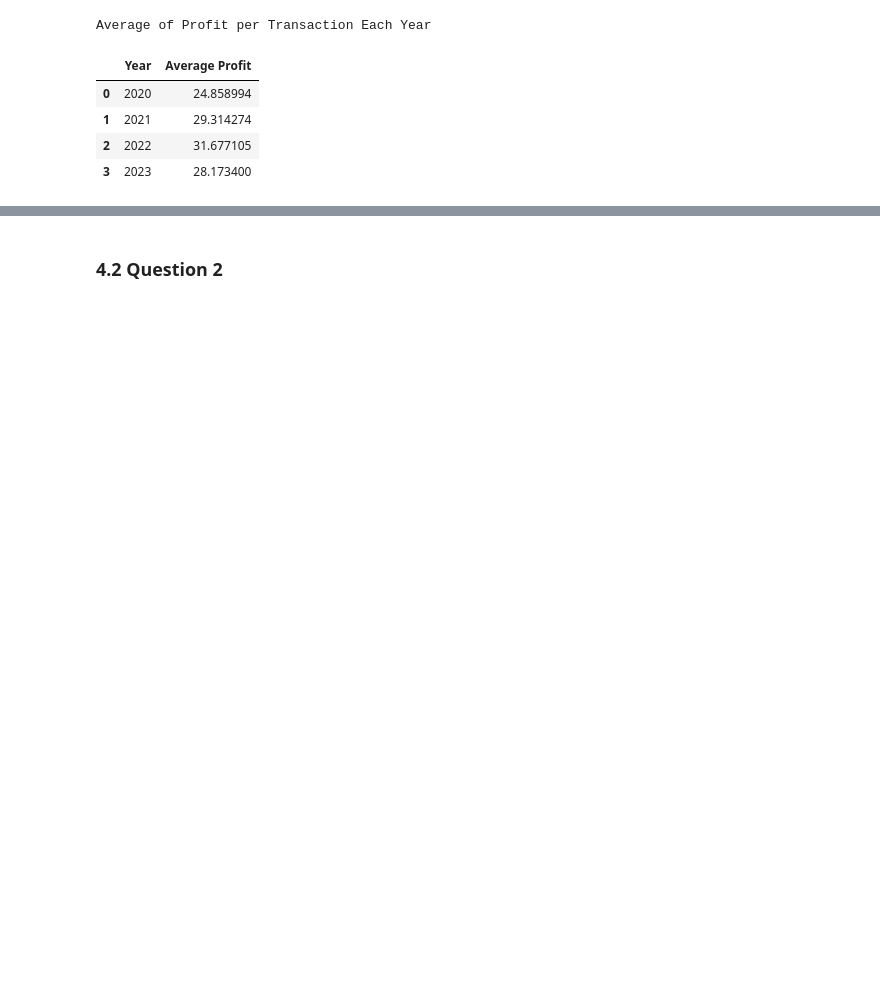
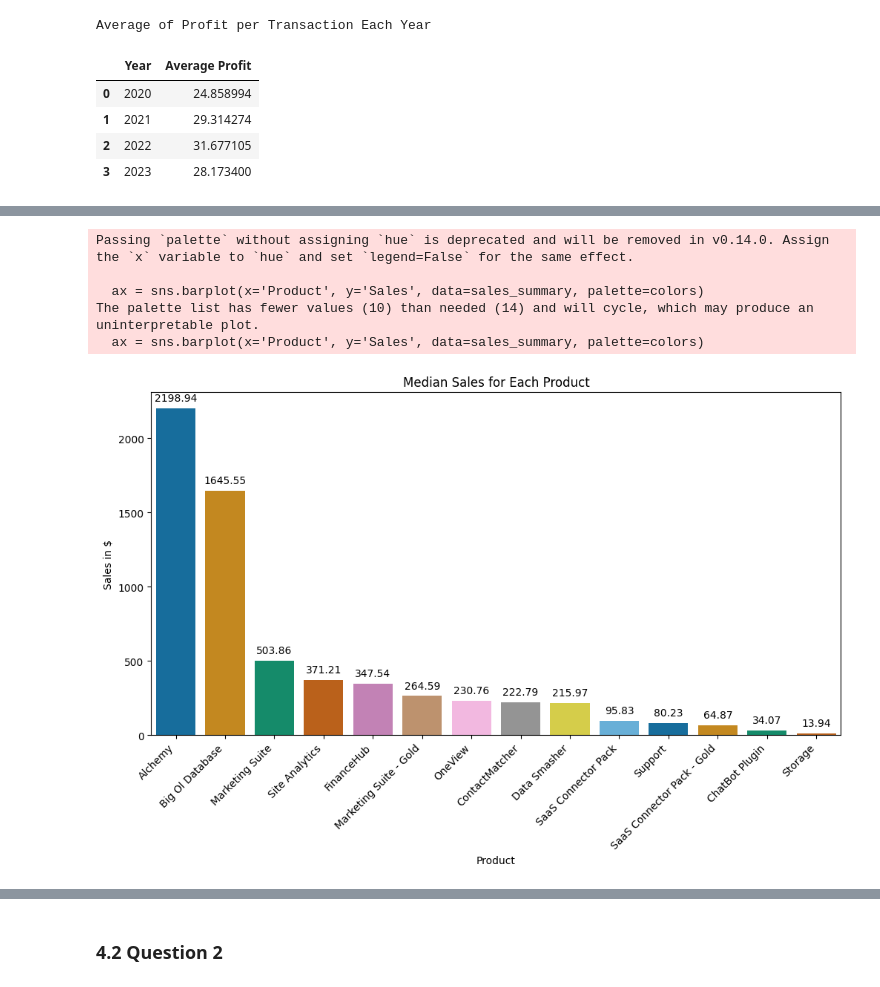
Before and after one commit to dhanylatief/SaaS_Sales, a Jupyter notebook: notebooks/1.0-mdl-inital-data-exploration.ipynb, the cells around one changed output, grey strips where cells are left out. Drawn from its saved outputs; the diff is of its cells as text; code cells hidden in the pictures; blank space fills up the shorter version.

```diff
--- a/notebooks/1.0-mdl-inital-data-exploration.ipynb
+++ b/notebooks/1.0-mdl-inital-data-exploration.ipynb
@@ -323,0 +427,24 @@ From total and average profit of each product, Marketing Suite performed the wor
+# %%
+median_sales_product = df.groupby(['Product'])['Sales'].mean().reset_index()
+sales_summary = median_sales_product.sort_values(by='Sales', ascending=False).reset_index(drop=True)
+colors = sns.color_palette("colorblind")
+
+plt.figure(figsize=(12, 6))
+ax = sns.barplot(x='Product', y='Sales', data=sales_summary, palette=colors)
+
+for p in ax.patches:
+    ax.annotate(f'{p.get_height():.2f}', (p.get_x() + p.get_width() / 2., p.get_height()),
+                ha='center', va='center', xytext=(0, 10), textcoords='offset points')
+
+plt.title('Median Sales for Each Product')
+plt.xlabel('Product')
+plt.ylabel('Sales in $')
+plt.xticks(rotation=45, ha='right')
+plt.show()
+# %% [output]
+Passing `palette` without assigning `hue` is deprecated and will be removed in v0.14.0. Assign the `x` variable to `hue` and set `legend=False` for the same effect.
+
+  ax = sns.barplot(x='Product', y='Sales', data=sales_summary, palette=colors)
+The palette list has fewer values (10) than needed (14) and will cycle, which may produce an uninterpretable plot.
+  ax = sns.barplot(x='Product', y='Sales', data=sales_summary, palette=colors)
+[figure, added]
```
Also changed, not shown: parts of 52 cells of this notebook, 4 other files.
